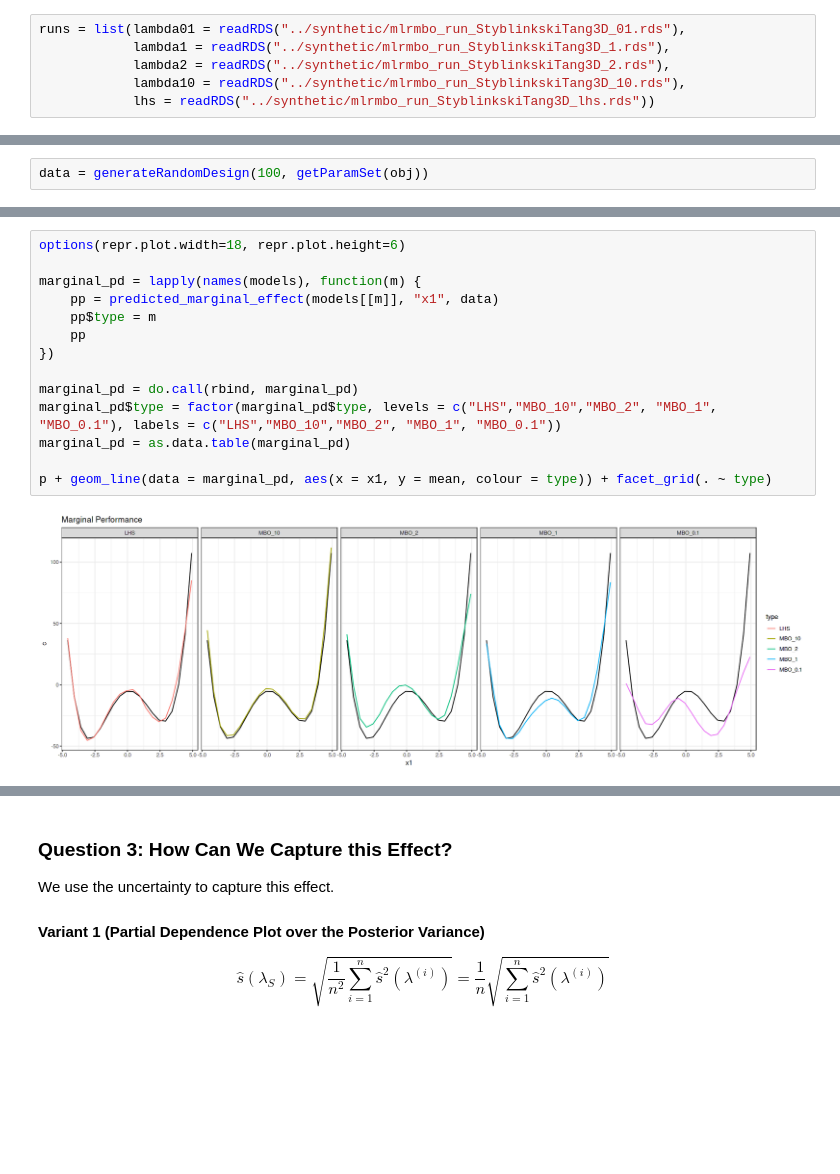
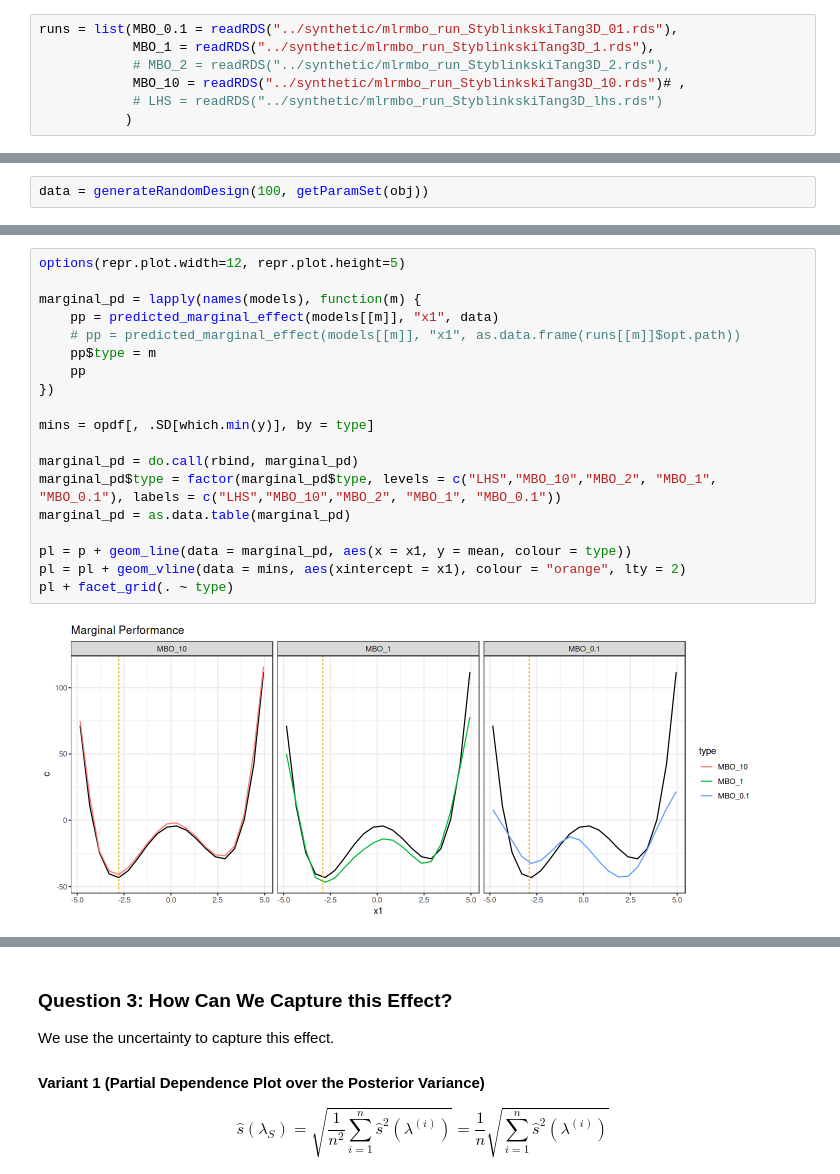
Before and after one commit to slds-lmu/paper_2021_xautoml, a Jupyter notebook: notebooks/synthetic_functions_hypotheses.ipynb, the cells around one changed output, grey strips where cells are left out. Saved outputs shown, nothing was run; the diff lists cells and outputs as text; blank space fills up the shorter version.

```diff
--- a/notebooks/synthetic_functions_hypotheses.ipynb
+++ b/notebooks/synthetic_functions_hypotheses.ipynb
@@ -191,11 +158,12 @@ Warning message in (function (fn, nvars, max = FALSE, pop.size = 1000, max.gener
 # %%
 createMBOrun(fun = obj, max.evals = 50, type = "LHS", store_path = "../synthetic/mlrmbo_run_StyblinkskiTang3D_lhs.rds", init_size = 50, seed = 1234)
 # %%
-runs = list(lambda01 = readRDS("../synthetic/mlrmbo_run_StyblinkskiTang3D_01.rds"),
-            lambda1 = readRDS("../synthetic/mlrmbo_run_StyblinkskiTang3D_1.rds"),
-            lambda2 = readRDS("../synthetic/mlrmbo_run_StyblinkskiTang3D_2.rds"),
-            lambda10 = readRDS("../synthetic/mlrmbo_run_StyblinkskiTang3D_10.rds"),
-            lhs = readRDS("../synthetic/mlrmbo_run_StyblinkskiTang3D_lhs.rds"))
+runs = list(MBO_0.1 = readRDS("../synthetic/mlrmbo_run_StyblinkskiTang3D_01.rds"),
+            MBO_1 = readRDS("../synthetic/mlrmbo_run_StyblinkskiTang3D_1.rds"),
+            # MBO_2 = readRDS("../synthetic/mlrmbo_run_StyblinkskiTang3D_2.rds"),
+            MBO_10 = readRDS("../synthetic/mlrmbo_run_StyblinkskiTang3D_10.rds")# ,
+            # LHS = readRDS("../synthetic/mlrmbo_run_StyblinkskiTang3D_lhs.rds")
+           )
 # %%
 types = get_types_of_runs(runs)
 models = extract_models(runs)
@@ -314,19 +284,24 @@ marginal_gt = marginal_effect(obj, "x1", data)
 # %%
-options(repr.plot.width=18, repr.plot.height=6)
+options(repr.plot.width=12, repr.plot.height=5)
 
 marginal_pd = lapply(names(models), function(m) {
     pp = predicted_marginal_effect(models[[m]], "x1", data)
+    # pp = predicted_marginal_effect(models[[m]], "x1", as.data.frame(runs[[m]]$opt.path))
     pp$type = m
     pp
 })
+
+mins = opdf[, .SD[which.min(y)], by = type]
 
 marginal_pd = do.call(rbind, marginal_pd)
 marginal_pd$type = factor(marginal_pd$type, levels = c("LHS","MBO_10","MBO_2", "MBO_1", "MBO_0.1"), labels = c("LHS","MBO_10","MBO_2", "MBO_1", "MBO_0.1"))
 marginal_pd = as.data.table(marginal_pd)
 
-p + geom_line(data = marginal_pd, aes(x = x1, y = mean, colour = type)) + facet_grid(. ~ type)
+pl = p + geom_line(data = marginal_pd, aes(x = x1, y = mean, colour = type))
+pl = pl + geom_vline(data = mins, aes(xintercept = x1), colour = "orange", lty = 2)
+pl + facet_grid(. ~ type)
 # %% [output]
-[figure, old version]
+[figure, new version]
 # %%
 # Capturing the bias in numbers
 
```
Also changed, not shown: parts of 49 cells of this notebook, 1 other file.
